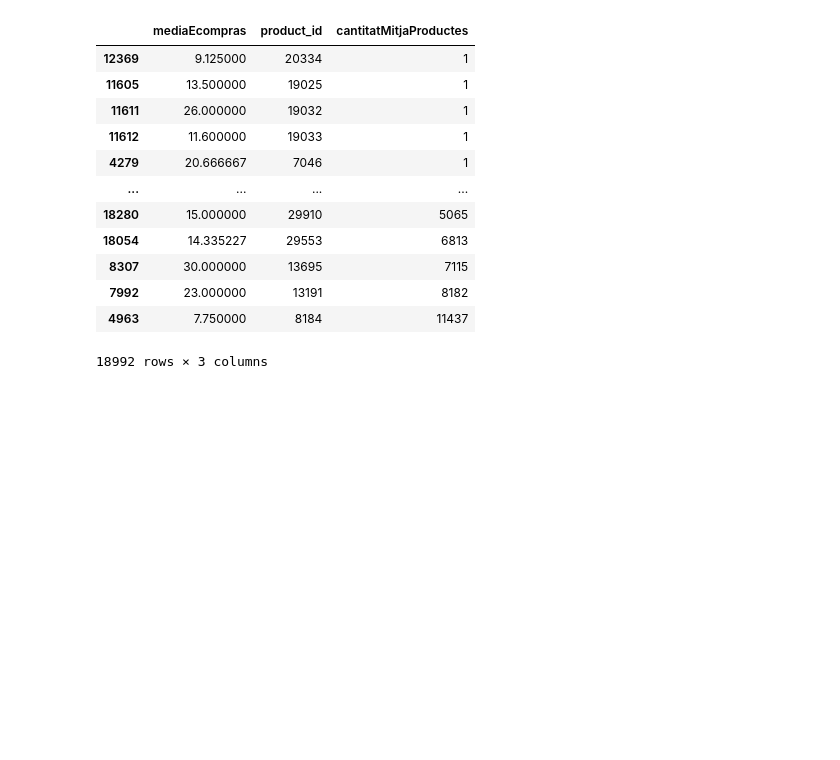
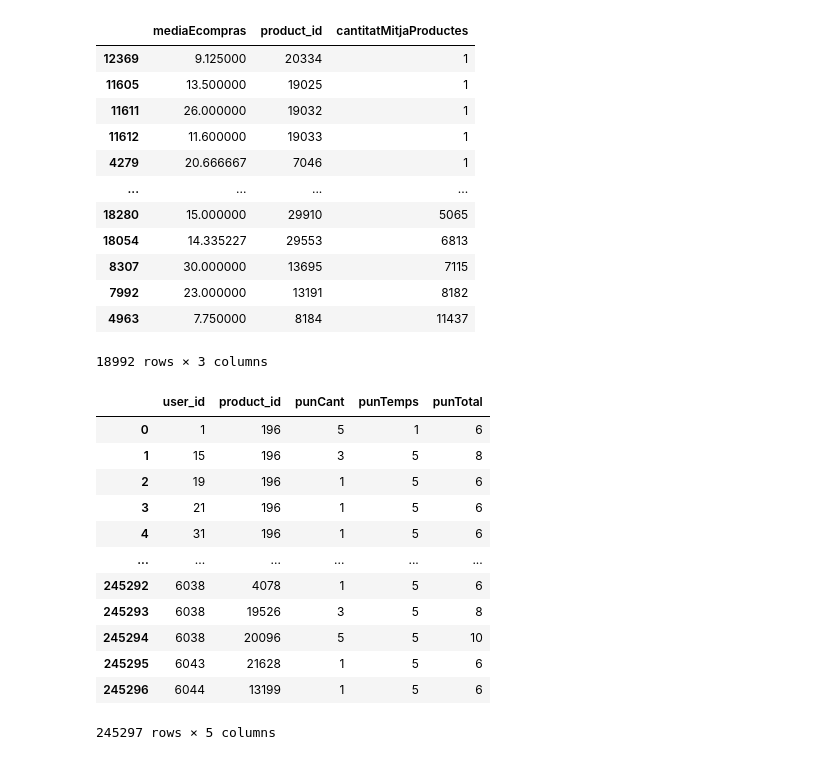
Before and after one commit to JoanSalinas/manducare, a Jupyter notebook: manducareJupyter.ipynb, the cells around one changed output. Saved outputs shown, nothing was run; the diff lists cells and outputs as text; code cells hidden in the pictures; blank space fills up the shorter version.

```diff
--- a/manducareJupyter.ipynb
+++ b/manducareJupyter.ipynb
@@ -130,4 +130,19 @@ dfTotal
 | 4963 | 7.750000 | 8184 | 11437 |
 18992 rows × 3 columns
 # %%
-dfPuntUsuariTotal = dfProva.drop(columns=["Unnamed: 0","order_id","reordered"])
+dfPuntUsuariTotal = dfProva.drop(columns=["total","media_usuarioEcompras","cantitatMitjaProductes", "mediaEcompras"])
+dfPuntUsuariTotal
+# %% [output]
+|  | user_id | product_id | punCant | punTemps | punTotal |
+| 0 | 1 | 196 | 5 | 1 | 6 |
+| 1 | 15 | 196 | 3 | 5 | 8 |
+| 2 | 19 | 196 | 1 | 5 | 6 |
+| 3 | 21 | 196 | 1 | 5 | 6 |
+| 4 | 31 | 196 | 1 | 5 | 6 |
+| ... | ... | ... | ... | ... | ... |
+| 245292 | 6038 | 4078 | 1 | 5 | 6 |
+| 245293 | 6038 | 19526 | 3 | 5 | 8 |
+| 245294 | 6038 | 20096 | 5 | 5 | 10 |
+| 245295 | 6043 | 21628 | 1 | 5 | 6 |
+| 245296 | 6044 | 13199 | 1 | 5 | 6 |
+245297 rows × 5 columns
```
Also changed, not shown: parts of 13 cells of this notebook.
